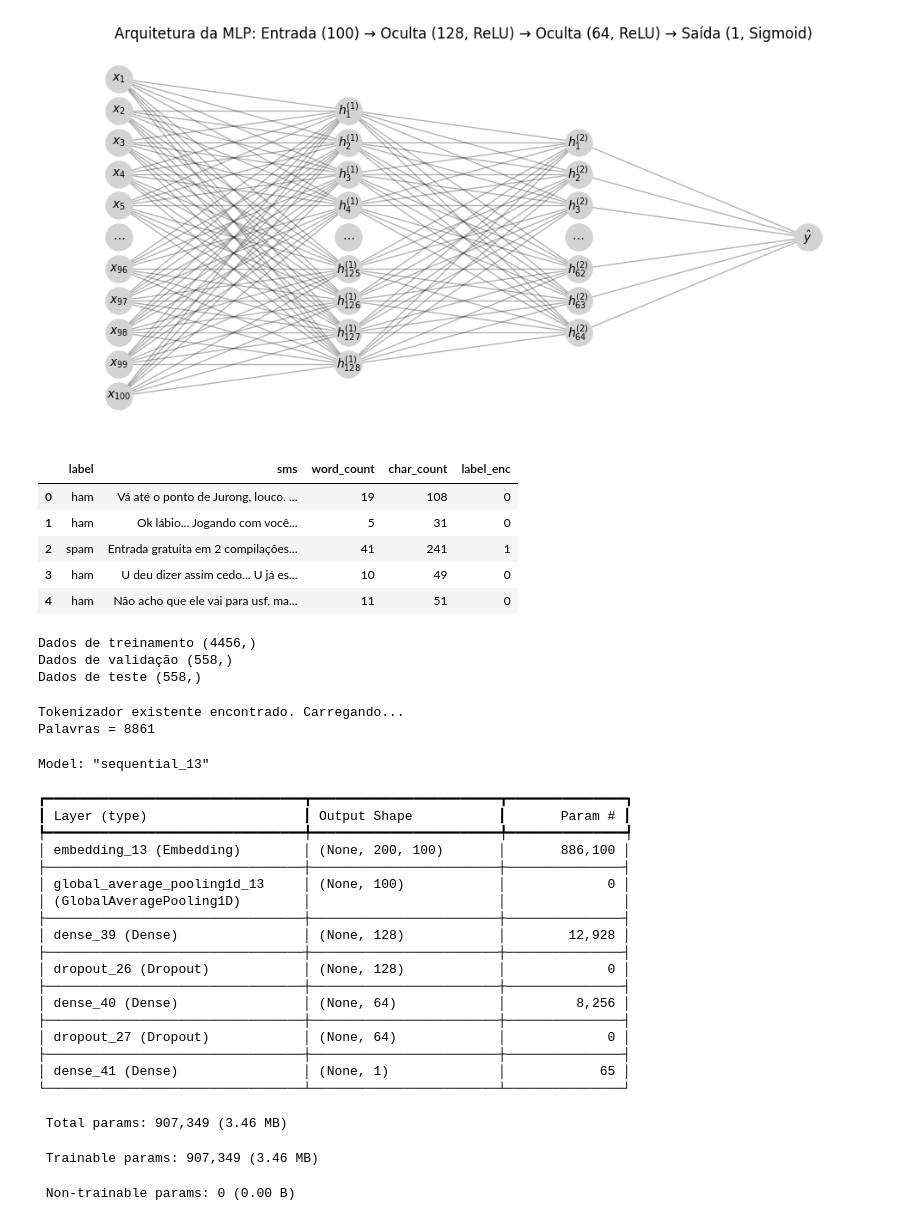
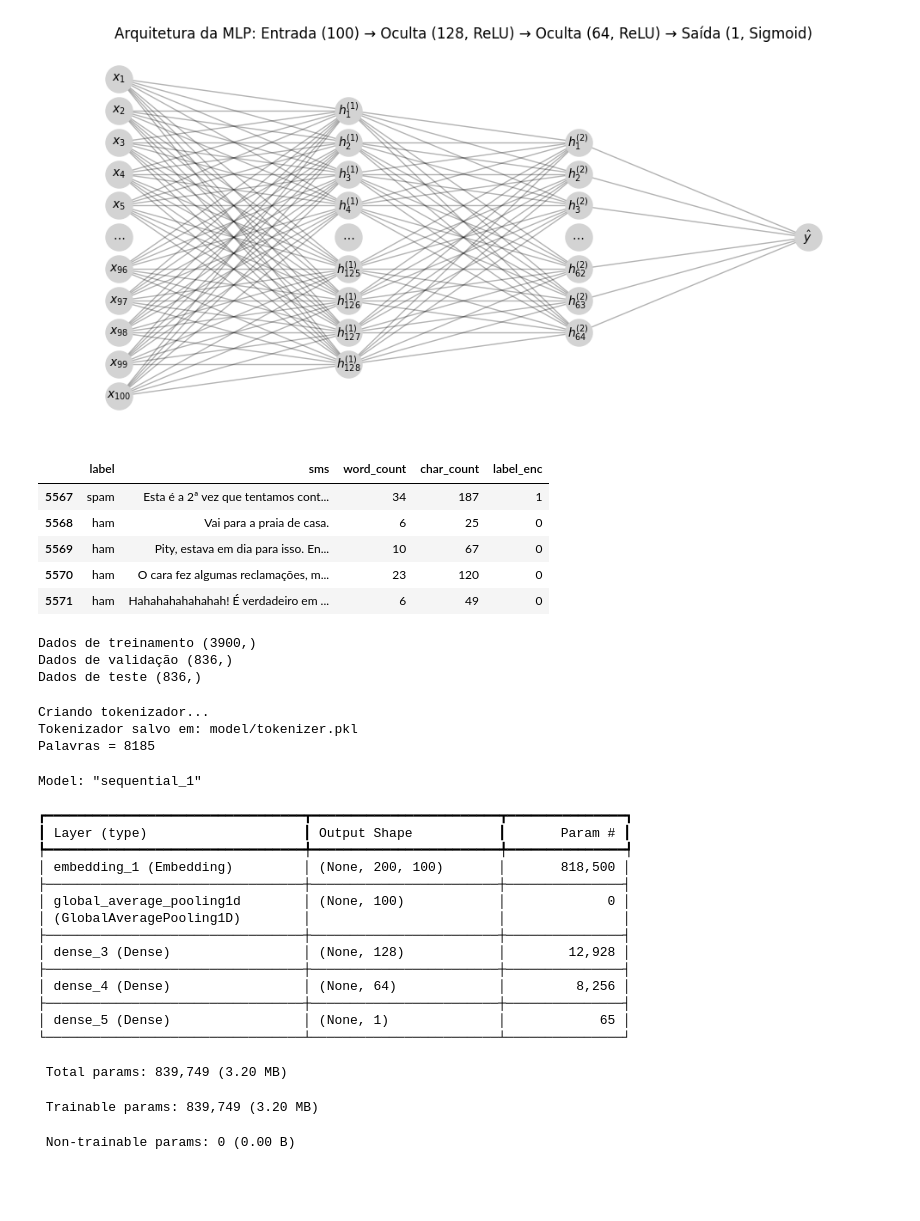
Before and after one commit to thyarles/unb-pca-spamdetector, a Jupyter notebook: spam.ipynb, the cells around one changed output. Saved outputs shown, nothing was run; the diff lists cells and outputs as text; code cells hidden in the pictures; blank space fills up the shorter version.

Commit message:
:100: Model added and tested

```diff
--- a/spam.ipynb
+++ b/spam.ipynb
@@ -275,36 +275,36 @@ import os
 # %%
 # Codificação dos rótulos (ham = 0, spam = 1)
 le = LabelEncoder()
 spam['label_enc'] = le.fit_transform(spam['label'])
-spam.head()
+spam.tail()
 # %% [output]
 |  | label | sms | word_count | char_count | label_enc |
-| 0 | ham | Vá até o ponto de Jurong, louco. ... | 19 | 108 | 0 |
-| 1 | ham | Ok lábio... Jogando com você... | 5 | 31 | 0 |
-| 2 | spam | Entrada gratuita em 2 compilações... | 41 | 241 | 1 |
-| 3 | ham | U deu dizer assim cedo... U já es... | 10 | 49 | 0 |
-| 4 | ham | Não acho que ele vai para usf, ma... | 11 | 51 | 0 |
+| 5567 | spam | Esta é a 2ª vez que tentamos cont... | 34 | 187 | 1 |
+| 5568 | ham | Vai para a praia de casa. | 6 | 25 | 0 |
+| 5569 | ham | Pity, estava em dia para isso. En... | 10 | 67 | 0 |
+| 5570 | ham | O cara fez algumas reclamações, m... | 23 | 120 | 0 |
+| 5571 | ham | Hahahahahahahah! É verdadeiro em ... | 6 | 49 | 0 |
 # %%
-# Divisão estratificada: 80% treino, 10% validação, 10% teste
+# Divisão estratificada: 70% treino, 15% validação, 15% teste
 X_temp, X_test, y_temp, y_test = train_test_split(
-    spam['sms'], spam['label_enc'], test_size=0.10, stratify=spam['label_enc'], random_state=42)
+    spam['sms'], spam['label_enc'], test_size=0.15, stratify=spam['label_enc'], random_state=42)
 X_train, X_val, y_train, y_val = train_test_split(
-    X_temp, y_temp, test_size=0.1111, stratify=y_temp, random_state=42)  # 0.1111 de 90% ≈ 10%
+    X_temp, y_temp, test_size=0.1765, stratify=y_temp, random_state=42)  # 0.1765 de 85% ≈ 15%
 
 print('Dados de treinamento', X_train.shape)
 print('Dados de validação', X_val.shape)
 print('Dados de teste', X_test.shape)
 # %% [output]
-Dados de treinamento (4456,)
-Dados de validação (558,)
-Dados de teste (558,)
+Dados de treinamento (3900,)
+Dados de validação (836,)
+Dados de teste (836,)
 # %%
 # Tokenização
 tokenizador_file = 'model/tokenizer.pkl'
 
 if os.path.exists(tokenizador_file):
     # Abrir o arquivo e carregar
-    print('Tokenizador existente encontrado. Carregando...')
+    print('Carregando tokenizador...')
     with open(tokenizador_file, 'rb') as f:
         tokenizer = pickle.load(f)
 else:
@@ -338,8 +338,9 @@ num_words = min(max_words, len(word_index) + 1)
 # print(f'Word index = {word_index}')
 print(f'Palavras = {num_words}')
 # %% [output]
-Tokenizador existente encontrado. Carregando...
-Palavras = 8861
+Criando tokenizador...
+Tokenizador salvo em: model/tokenizer.pkl
+Palavras = 8185
 # %%
 # Construção do modelo MLP com embedding treinável, seguindo a estrutura
 # Entrada (100) → Pooling → Oculta (128, ReLU) → Dropout → Oculta (64, ReLU) → Dropout → Saída (1, Sigmoid)
@@ -349,14 +350,14 @@ model = Sequential([
     Embedding(input_dim=num_words, output_dim=100, trainable=True),
     GlobalAveragePooling1D(),
     Dense(128, activation='relu'),
-    Dropout(0.5),
+    # Dropout(0.5),
     Dense(64, activation='relu'),
-    Dropout(0.5),
+    # Dropout(0.5),
     Dense(1, activation='sigmoid')  # Saída binária
 ])
 
 # Configuração do otimizador
-optimizer = Adam(learning_rate=0.0001)
+optimizer = Adam(learning_rate=0.001)
 
 # Métricas para acompanhamento
 model.compile(
@@ -369,27 +370,23 @@ model.compile(
 model.build(input_shape=(None, maxlen))
 model.summary()
 # %% [output]
-Model: "sequential_13"
+Model: "sequential_1"
 ┏━━━━━━━━━━━━━━━━━━━━━━━━━━━━━━━━━┳━━━━━━━━━━━━━━━━━━━━━━━━┳━━━━━━━━━━━━━━━┓
 ┃ Layer (type)                    ┃ Output Shape           ┃       Param # ┃
 ┡━━━━━━━━━━━━━━━━━━━━━━━━━━━━━━━━━╇━━━━━━━━━━━━━━━━━━━━━━━━╇━━━━━━━━━━━━━━━┩
-│ embedding_13 (Embedding)        │ (None, 200, 100)       │       886,100 │
+│ embedding_1 (Embedding)         │ (None, 200, 100)       │       818,500 │
 ├─────────────────────────────────┼────────────────────────┼───────────────┤
-│ global_average_pooling1d_13     │ (None, 100)            │             0 │
+│ global_average_pooling1d        │ (None, 100)            │             0 │
 │ (GlobalAveragePooling1D)        │                        │               │
 ├─────────────────────────────────┼────────────────────────┼───────────────┤
-│ dense_39 (Dense)                │ (None, 128)            │        12,928 │
+│ dense_3 (Dense)                 │ (None, 128)            │        12,928 │
 ├─────────────────────────────────┼────────────────────────┼───────────────┤
-│ dropout_26 (Dropout)            │ (None, 128)            │             0 │
+│ dense_4 (Dense)                 │ (None, 64)             │         8,256 │
 ├─────────────────────────────────┼────────────────────────┼───────────────┤
-│ dense_40 (Dense)                │ (None, 64)             │         8,256 │
-├─────────────────────────────────┼────────────────────────┼───────────────┤
-│ dropout_27 (Dropout)            │ (None, 64)             │             0 │
-├─────────────────────────────────┼────────────────────────┼───────────────┤
-│ dense_41 (Dense)                │ (None, 1)              │            65 │
+│ dense_5 (Dense)                 │ (None, 1)              │            65 │
 └─────────────────────────────────┴────────────────────────┴───────────────┘
- Total params: 907,349 (3.46 MB)
+ Total params: 839,749 (3.20 MB)
- Trainable params: 907,349 (3.46 MB)
+ Trainable params: 839,749 (3.20 MB)
  Non-trainable params: 0 (0.00 B)
 # %%
 # Cálculo dos pesos das classes (balanceamento do desbalanceamento)
```
Also changed, not shown: parts of 11 cells of this notebook, 8 other files.
